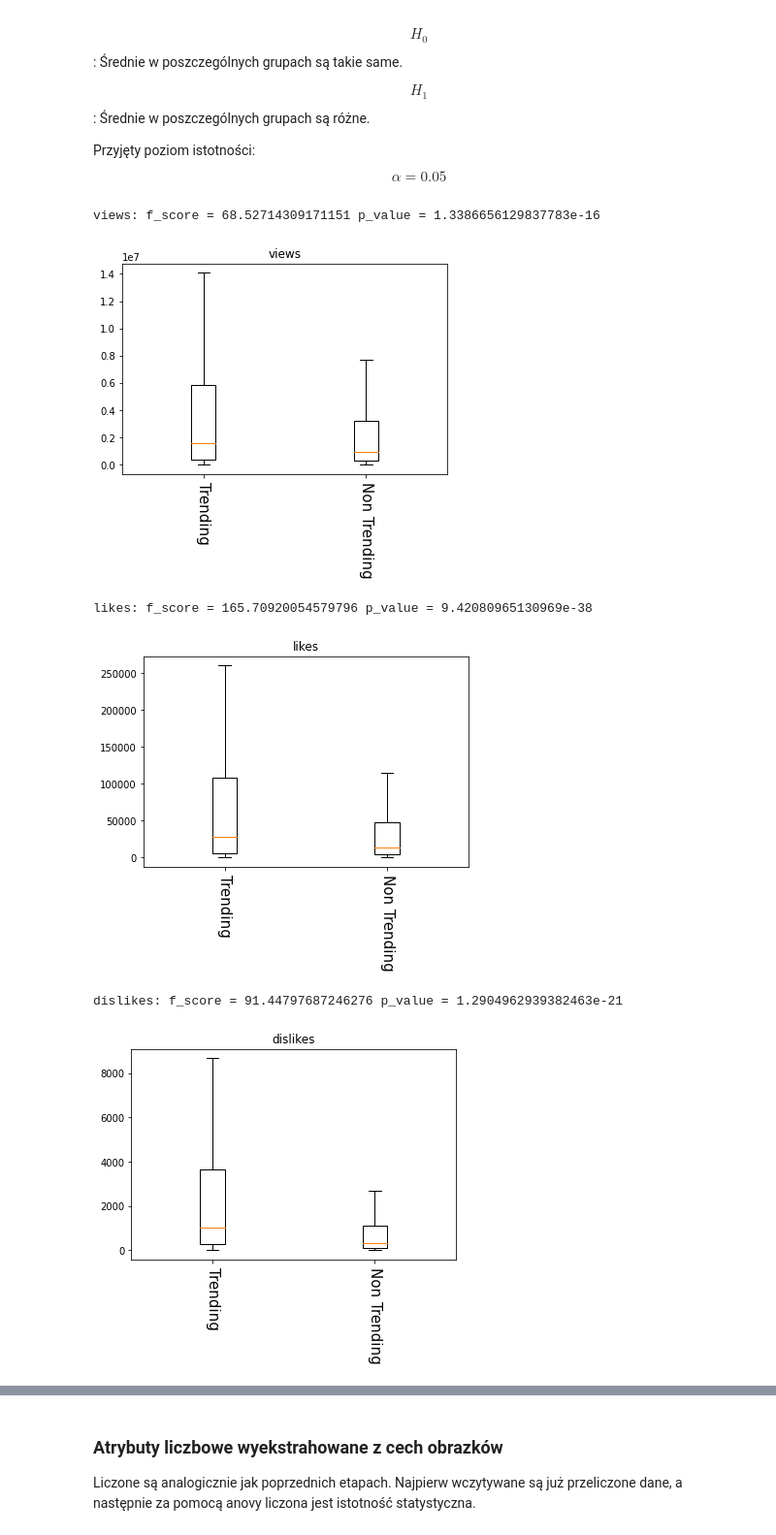
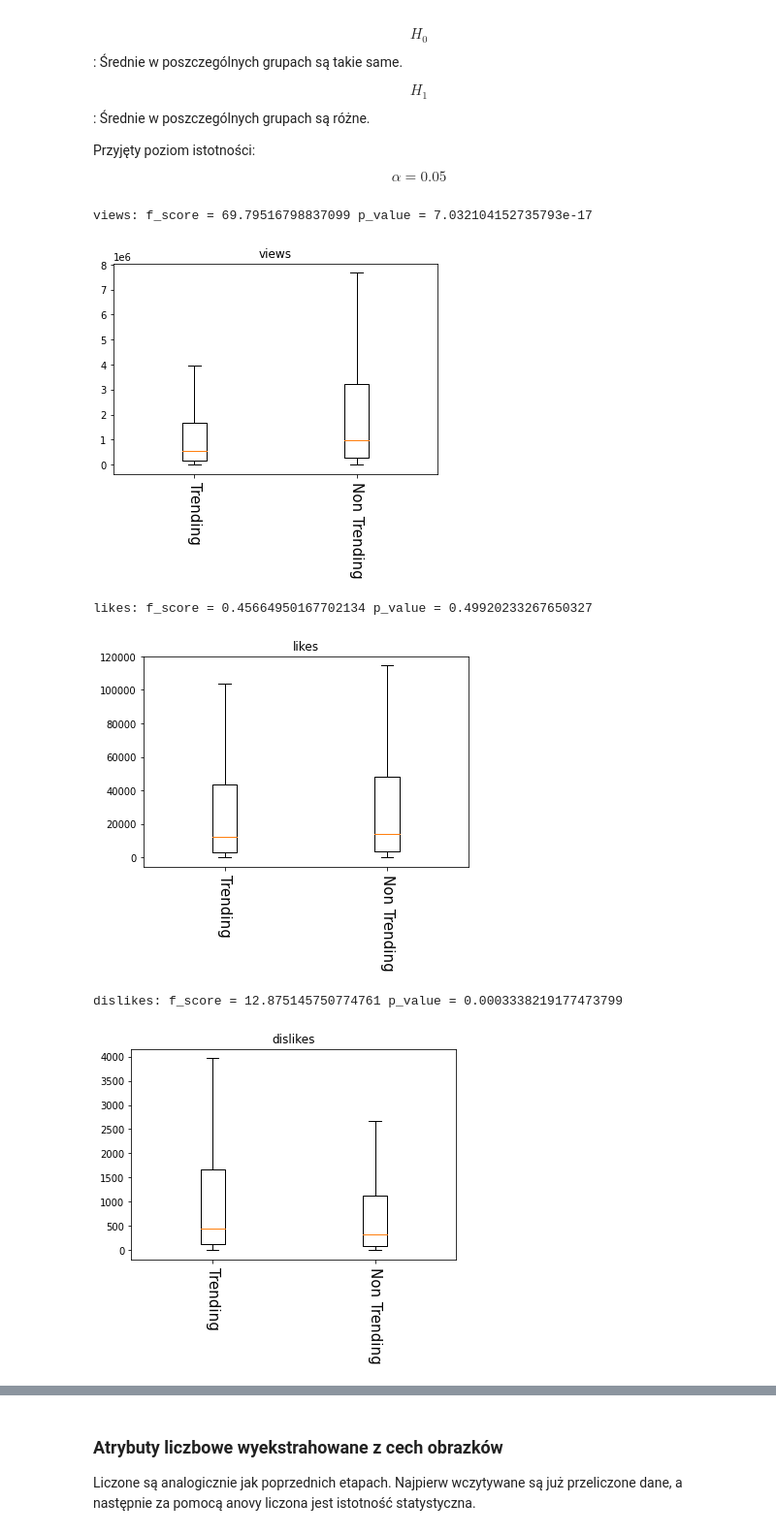
Before and after one commit to DominikKossinski/PED, a Jupyter notebook: notebooks/PED_5.ipynb, the cells around one changed output, grey strips where cells are left out. Shown at 97% size. Drawn from its saved outputs; the diff is of its cells as text; code cells hidden in the pictures.

Commit message:
saving data

```diff
--- a/notebooks/PED_5.ipynb
+++ b/notebooks/PED_5.ipynb
@@ -4,22 +4,19 @@
 import os
 from typing import List
 
+import numpy as np
+from numpy import nan
 
 # import sys
 # sys.path.append('..')
-
-import numpy as np
-from numpy import nan
 nan
 import pandas as pd
 from matplotlib import pyplot as plt
 from scipy import stats
 
-from helpers.files import load_csv, load_csv_file
+from helpers.files import load_csv, load_csv_file, save_csv
 from helpers.json_helper import load_tokenized_text
 from ped5.tfidf import add_tfidf_args
-
-
 
 numeric_attrs = [
     "views", "likes", "dislikes", "comment_count", "description_len", "title_len", "channel_title_len",
@@ -29,6 +26,10 @@ numeric_attrs = [
 bool_attrs = [
     "comments_disabled", "ratings_disabled", "video_error_or_removed"
 ]
+
+selected_attrs = []
+
+forbidden_attrs = []
 # %% [markdown]
 ## Etap 5 - Zbieranie danych nie-trending
 
@@ -416,6 +418,21 @@ $$ H_1 $$: Średnie w poszczególnych grupach są różne.
 
 Przyjęty poziom istotności: $$ \alpha = 0.05 $$
 # %%
+gb_videos, us_videos = load_csv("ped3_data")
+trending_videos = pd.concat([gb_videos, us_videos])
+
+for name in numeric_attrs:
+    trending_videos[name] = trending_videos[name].apply(lambda x: eval(x)[-1] if eval(x) else np.nan)
+trending_videos["tags"] = trending_videos["tags"].apply(lambda x: eval(x)[-1] if eval(x) else np.nan)
+
+for name in bool_attrs:
+    trending_videos[name] = trending_videos[name].apply(lambda x: eval(x)[-1] if eval(x) else np.nan)
+
+gb_non_videos, us_non_videos = load_csv("ped5_non_trending")
+non_trending_videos = pd.concat([gb_non_videos, us_non_videos])
+non_trending_videos.rename(columns={"category_id": "new_category_id"}, inplace=True)
+
+
 
 numeric_attrs = [
     "views", "likes", "dislikes", "comment_count", "description_len", "title_len", "channel_title_len",
@@ -439,18 +456,20 @@ def anova(data: List[pd.DataFrame], attr: str, show_plots: bool = True):
 # %%
 data_set = [trending_videos, non_trending_videos]
 
 f_scores = pd.DataFrame()
 alpha = 0.05
 for i in numeric_attrs:
     f, p = anova(data_set, i)
     f_scores = f_scores.append(pd.DataFrame(
         data={"attr": [i], "f score": [f], "p value": [p], "leq alpha": [p <= alpha]}
     ), ignore_index=True)
+    if p <= alpha and i not in forbidden_attrs:
+        selected_attrs.append(i)
 f_scores
 # %% [output]
-views: f_score = 68.52714309171151 p_value = 1.3386656129837783e-16
+views: f_score = 69.79516798837099 p_value = 7.032104152735793e-17
-[figure, old version]
+[figure, new version]
-likes: f_score = 165.70920054579796 p_value = 9.42080965130969e-38
+likes: f_score = 0.45664950167702134 p_value = 0.49920233267650327
-[figure, old version]
+[figure, new version]
-dislikes: f_score = 91.44797687246276 p_value = 1.2904962939382463e-21
+dislikes: f_score = 12.875145750774761 p_value = 0.0003338219177473799
-[figure, old version]
+[figure, new version]
```
Also changed, not shown: parts of 11 cells of this notebook, 1 other file.
